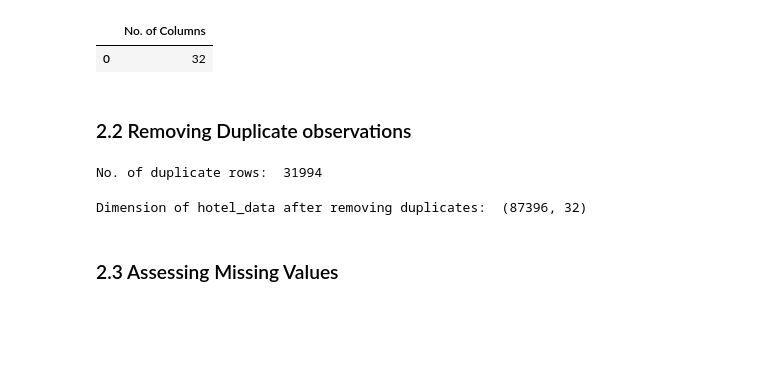
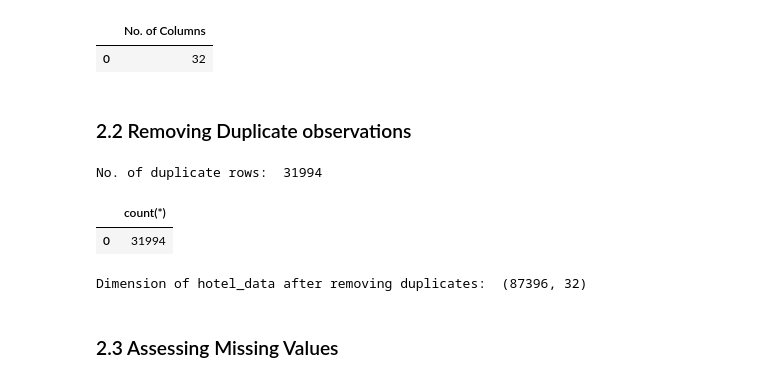
Before and after one commit to robinyUArizona/Hotel-Booking-Demand, a Jupyter notebook: notebooks/02_eda-hotel_bookings_cancellation.ipynb, the cells around one changed output. Drawn from its saved outputs; the diff is of its cells as text; code cells hidden in the pictures; blank space fills up the shorter version.

```diff
--- a/notebooks/02_eda-hotel_bookings_cancellation.ipynb
+++ b/notebooks/02_eda-hotel_bookings_cancellation.ipynb
@@ -179,6 +179,29 @@ print("No. of duplicate rows: ", hotel_data.duplicated(keep='first').sum())
 # display(hotel_data.loc[hotel_data.duplicated(keep='first')])
 # %% [output]
 No. of duplicate rows:  31994
+# %%
+# SQL
+query = """
+with duplicate_cte as
+(
+select *,
+	row_number() over(partition by hotel, is_canceled, lead_time, arrival_date_year, arrival_date_month, arrival_date_week_number,
+arrival_date_month, stays_in_weekend_nights, stays_in_week_nights, adults, children, babies, meal,
+country, market_segment, distribution_channel, is_repeated_guest, previous_cancellations,
+previous_bookings_not_canceled, reserved_room_type, assigned_room_type, booking_changes,
+deposit_type, agent, company, days_in_waiting_list, customer_type, adr, required_car_parking_spaces,
+total_of_special_requests, reservation_status,  reservation_status_date) as row_num
+from hotel_bookings_staging
+)
+select count(*)
+from duplicate_cte
+where row_num > 1;
+"""
+df = pd.read_sql(query, engine_with_db)
+display(df)
+# %% [output]
+|  | count(*) |
+| 0 | 31994 |
 # %%
 ### Remove the duplicate rows #####
 hotel_data = hotel_data.drop_duplicates(keep='first')
```
Also changed, not shown: 2 other files.
